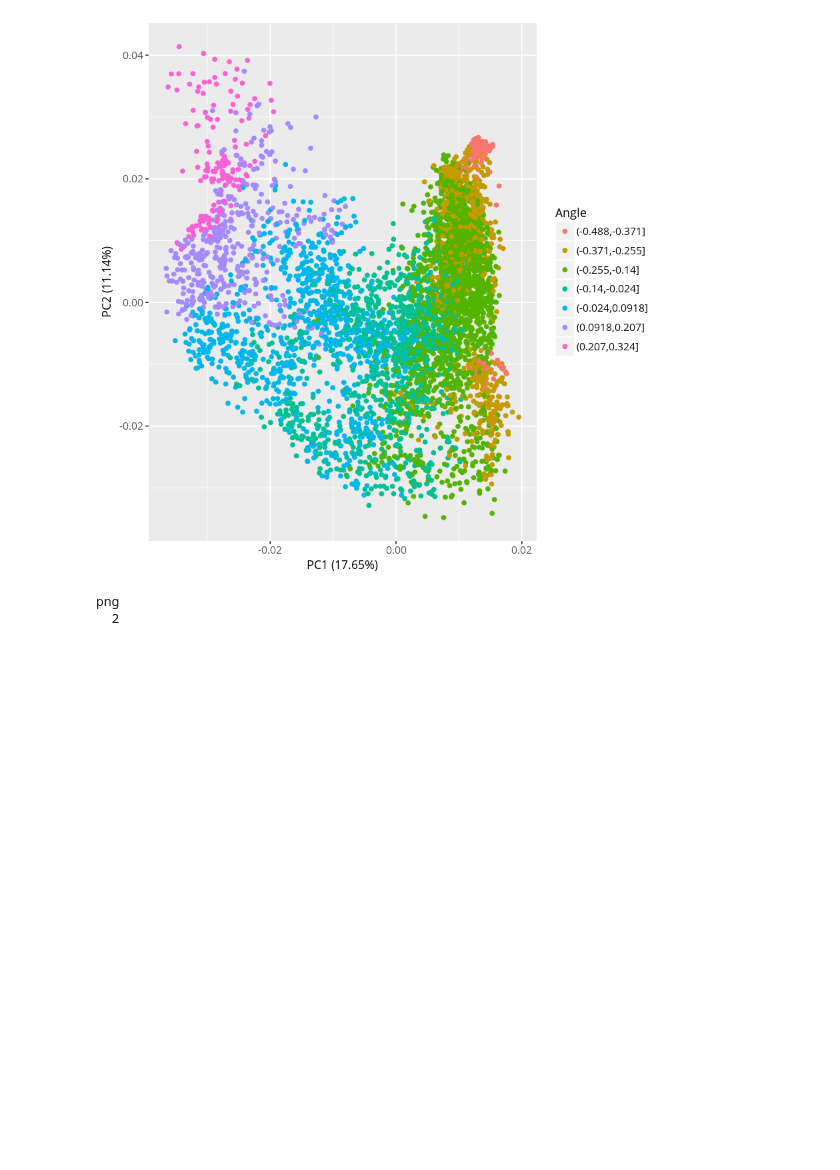
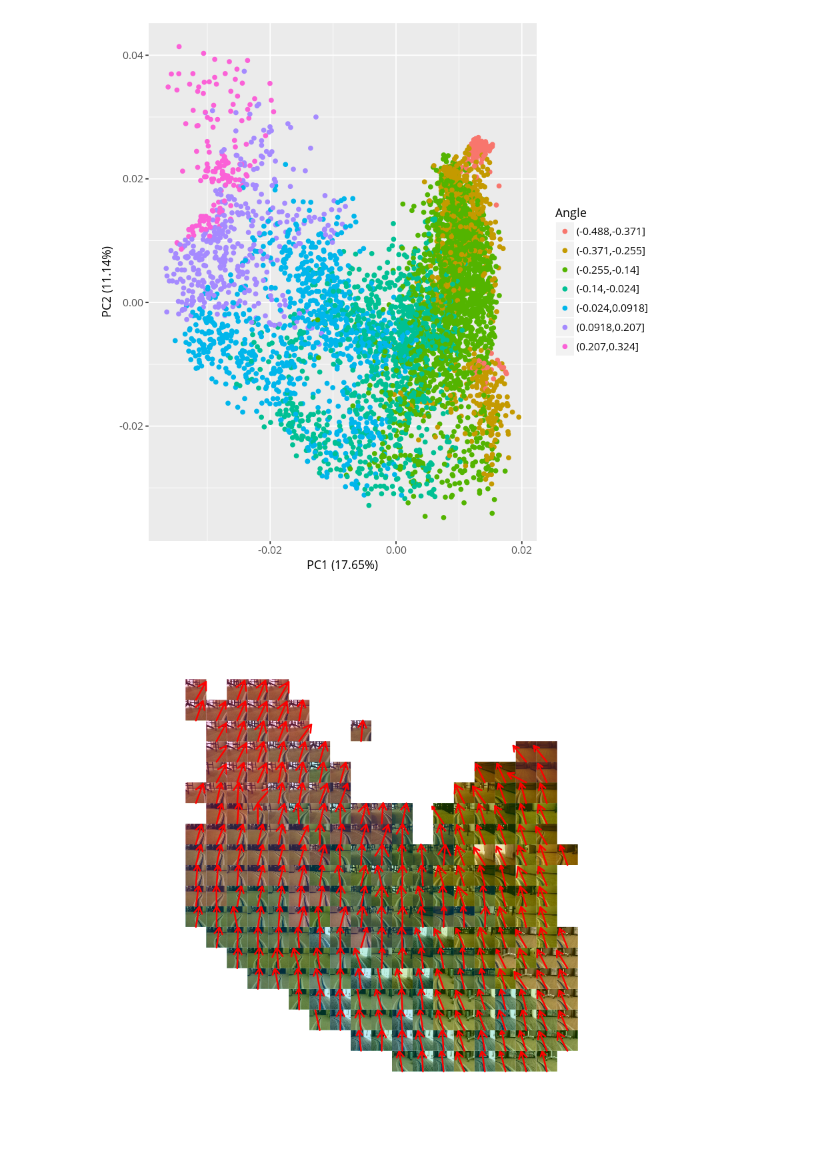
Before and after one commit to house4hack/rcdonkey, a Jupyter notebook: satrday/donkey-satrday.ipynb, the cells around one changed output. Saved outputs shown, nothing was run; the diff lists cells and outputs as text; code cells hidden in the pictures; blank space fills up the shorter version.

```diff
--- a/satrday/donkey-satrday.ipynb
+++ b/satrday/donkey-satrday.ipynb
@@ -296,32 +296,29 @@ autoplot(pr.result, data = ts.df, colour = 'Angle')
 # %%
 grid.size <- 20
 
 gg_color_hue <- function(n) {
   hues = seq(15, 375, length = n + 1)
   hcl(h = hues, l = 65, c = 100, alpha=0.25)[1:n]
 }
 
 pc1 <- pr.result$x[,1]
 pc2 <- pr.result$x[,2]
 
 pr.df <- data.frame(x=pc1,y=pc2, filename=img.data$filenames, class=cut(predicted[[1]],7), angle=img.data$angle, throttle=img.data$throttle)
 pr.df$xclass <- cut(pr.df$x,breaks = seq(min(pr.df$x), max(pr.df$x), length.out = grid.size), labels=FALSE)
 pr.df$yclass <- cut(pr.df$y,breaks = seq(min(pr.df$y), max(pr.df$y), length.out = grid.size),labels=FALSE)
 
 selected.pr <-
 pr.df %>% group_by(xclass,yclass) %>%
   sample_n(size = 1) %>%
   summarize(fn=filename[1],colclass = Mode(class), angle=angle[1], throttle=throttle[1] ) %>%
   select(xclass,yclass, fn, colclass, angle, throttle)
 
-png("~/project-data/rccars/pca_photos_arrows.png",1024*3,768*3)
+
 N <- grid.size
 for(i in 1:nrow(selected.pr)){
     fp <- as.character(selected.pr$fn[i])
-    plot_jpeg(fp,add = i>1, selected.pr$xclass[i],selected.pr$yclass[i], 50, 50,N,N, gg_color_hue(7)[as.numeric(selected.pr$colclass[i])], selected.pr$angle[i], selected.pr$throttle[i]*3, draw.raster=TRUE, lwd=6 )
+    plot_jpeg(fp,add = i>1, selected.pr$xclass[i],selected.pr$yclass[i], 50, 50,N,N, gg_color_hue(7)[as.numeric(selected.pr$colclass[i])], selected.pr$angle[i], selected.pr$throttle[i], draw.raster=TRUE, lwd=2 )
 }
-dev.off()
-#legend(0*grid.size*50,1*grid.size*50,legend = levels(cut(predicted[[1]],7)), fill = heat.colors(7), cex = 0.6)
 # %% [output]
-png
-  2
+[figure, added]
```
Also changed, not shown: parts of 3 cells of this notebook, 2 other files.
